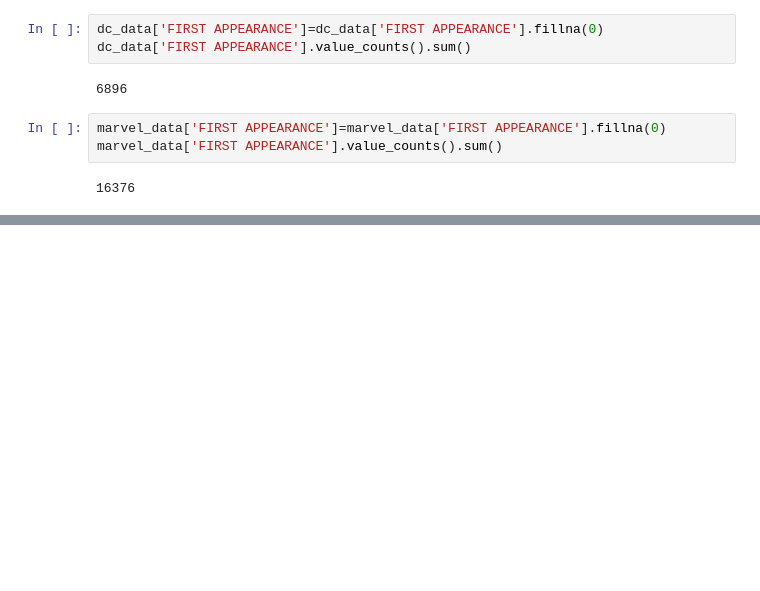
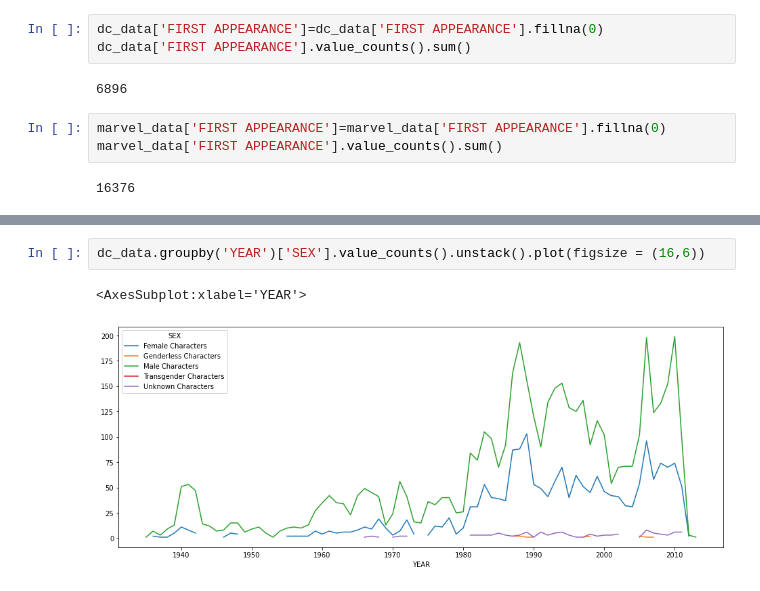
Before and after one commit to JanataZZ/Pandas-Numpy, a Jupyter notebook: FiveThirtyEight Comic Characters Dataset (Kaggle.com).ipynb, the cells around one changed output, grey strips where cells are left out. Drawn from its saved outputs; the diff is of its cells as text; blank space fills up the shorter version.

```diff
--- a/FiveThirtyEight Comic Characters Dataset (Kaggle.com).ipynb
+++ b/FiveThirtyEight Comic Characters Dataset (Kaggle.com).ipynb
@@ -208,0 +256,5 @@ KeyError: 'Year'
+# %%
+dc_data.groupby('YEAR')['SEX'].value_counts().unstack().plot(figsize = (16,6))
+# %% [output]
+<AxesSubplot:xlabel='YEAR'>
+[figure, added]
```
Also changed, not shown: parts of 10 cells of this notebook.
